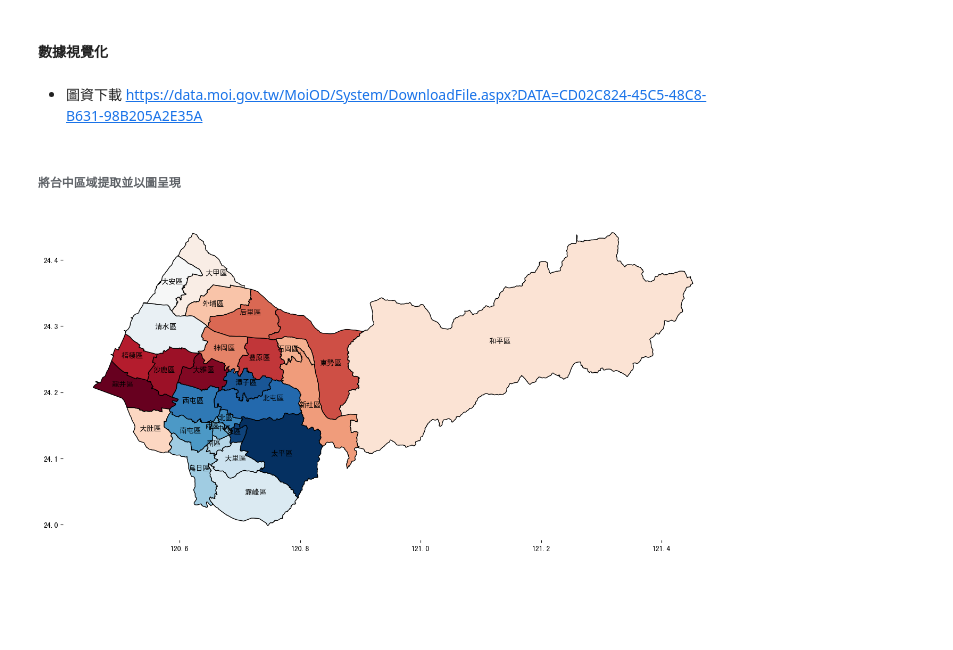
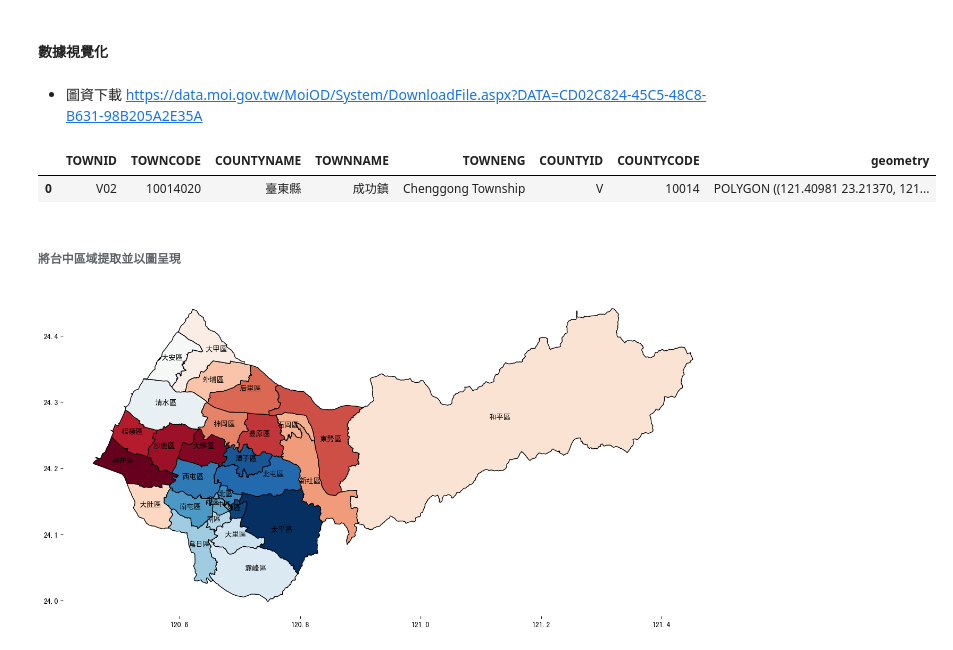
Before and after one commit to he-su-wei/Ambulance-data-analysis, a Jupyter notebook: Taichung/code/part3.ipynb, the cells around one changed output. Saved outputs shown, nothing was run; the diff lists cells and outputs as text; code cells hidden in the pictures; blank space fills up the shorter version.

```diff
--- a/Taichung/code/part3.ipynb
+++ b/Taichung/code/part3.ipynb
@@ -202,6 +202,10 @@ import matplotlib.pyplot as plt
 # plt.rcParams['figure.figsize'] = (12.0, 8.0)
 # %%
 town_shp = gpd.read_file('../mapdata202303230423/TOWN_MOI_1120317.shp', encoding='utf-8')
+town_shp.head(1)
+# %% [output]
+|  | TOWNID | TOWNCODE | COUNTYNAME | TOWNNAME | TOWNENG | COUNTYID | COUNTYCODE | geometry |
+| 0 | V02 | 10014020 | 臺東縣 | 成功鎮 | Chenggong Township | V | 10014 | POLYGON ((121.40981 23.21370, 121... |
 # %% [markdown]
 ###### 將台中區域提取並以圖呈現
 # %%
```
Also changed, not shown: parts of 16 cells of this notebook.
